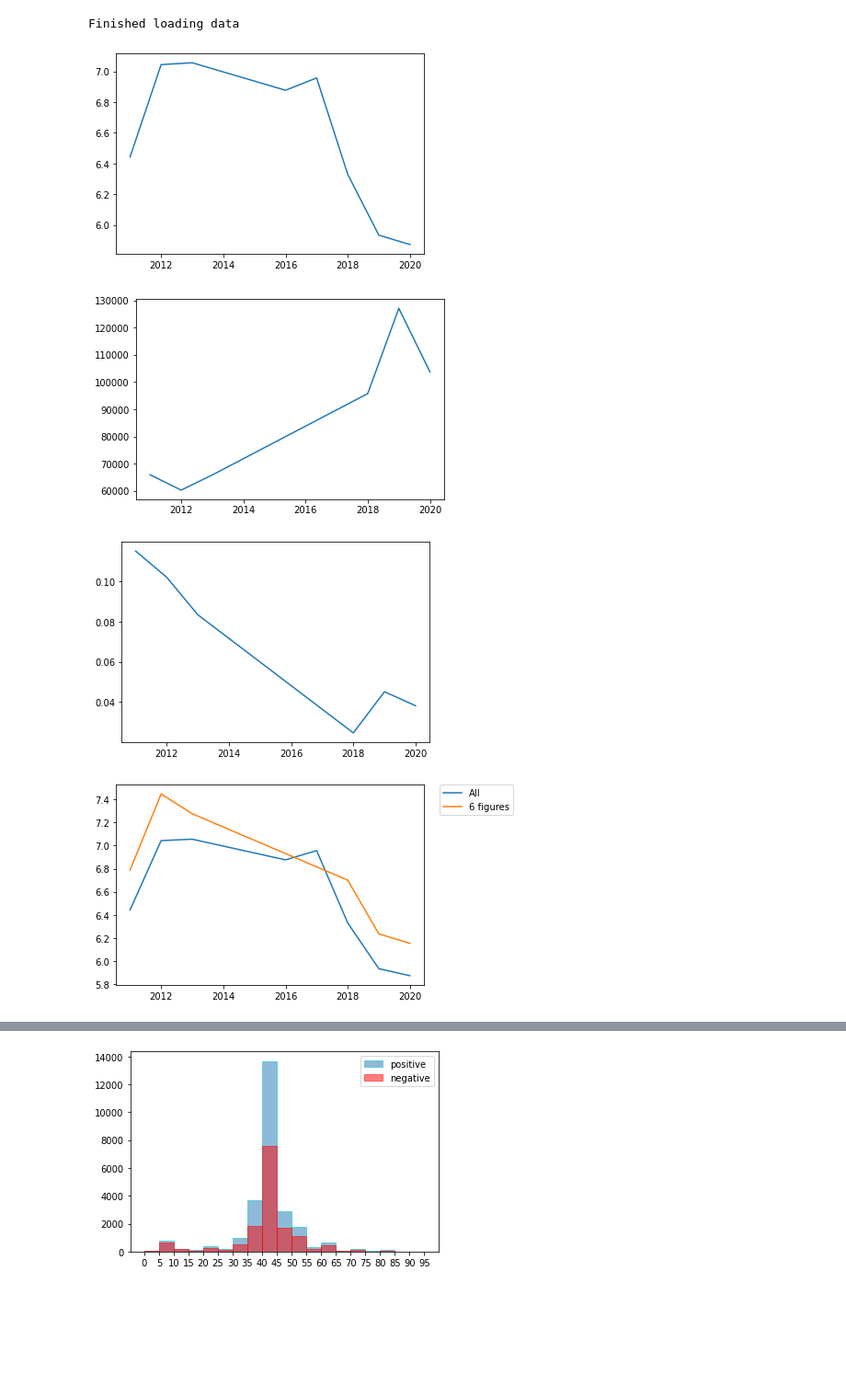
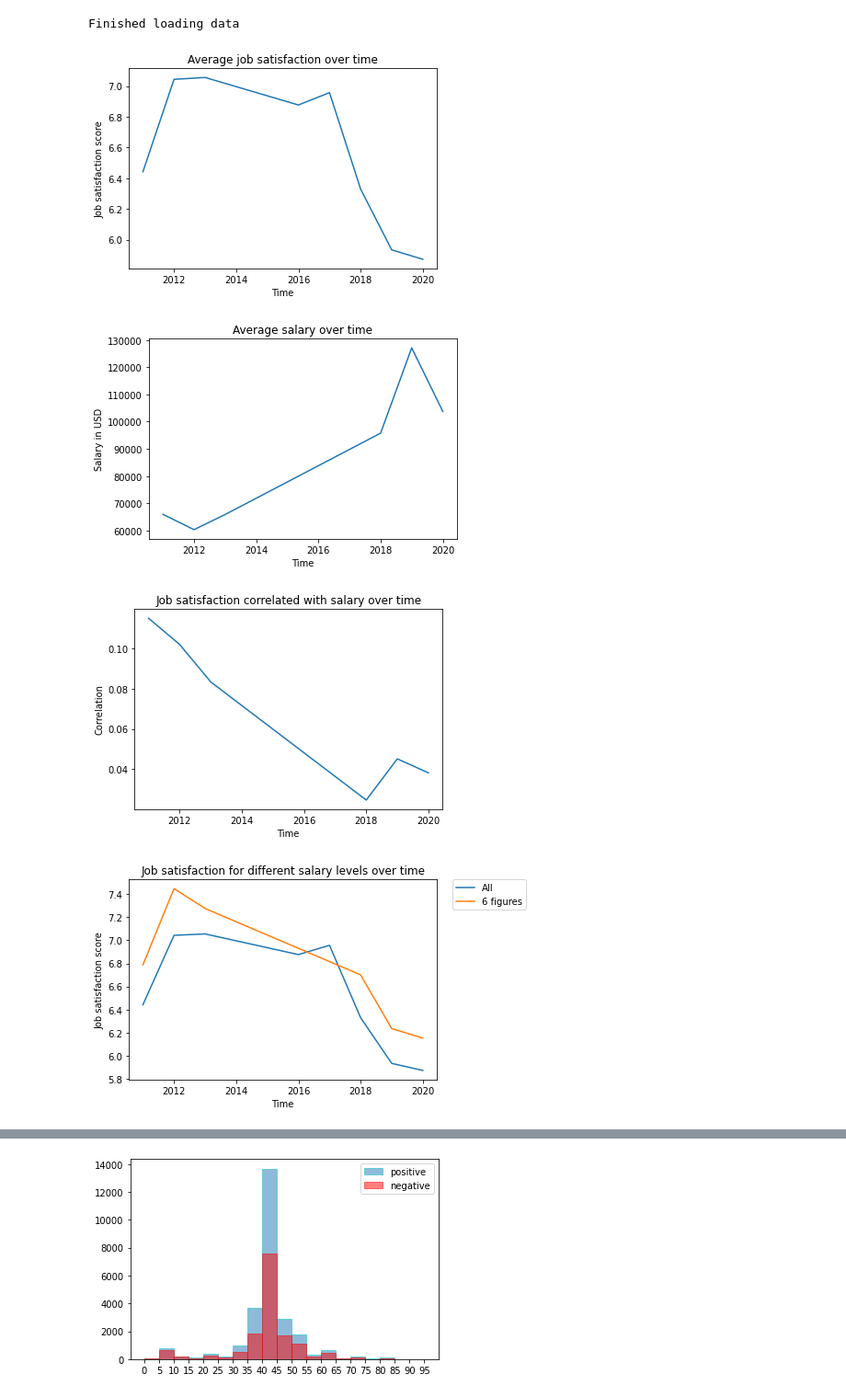
Before and after one commit to lbcastro/udacity_ds_p1, a Jupyter notebook: main.ipynb, the cells around one changed output, grey strips where cells are left out. Shown at 92% size. Drawn from its saved outputs; the diff is of its cells as text; code cells hidden in the pictures; blank space fills up the shorter version.

```diff
--- a/main.ipynb
+++ b/main.ipynb
@@ -138,18 +143,22 @@ def cat_to_num(df_col, cat_map, cat_ignored=[]):
 # %%
 # Plot average satisfaction over time (0-10)
 satisfaction_cat_map = {}
 for year in df_map:
     if year in satisfaction_key_map:
         satisfaction_cat = cat_to_num(
             df_map[year][satisfaction_key_map[year]],
             satisfaction_map,
             satisfaction_ignored,
         )
         satisfaction_cat_map[year] = satisfaction_cat
 
 plot_mean(list(satisfaction_cat_map.values()), list(satisfaction_cat_map.keys()))
+plt.title("Average job satisfaction over time")
+plt.ylabel("Job satisfaction score")
+plt.xlabel("Time")
+plt.show()
 # %% [output]
-[figure, old version]
+[figure, new version]
 # %%
 # The above plot shows that job satisfaction has been declining for a few years
 # %%
@@ -163,8 +172,12 @@ for year in df_map:
         salary_cat_map[year] = salary_cat
 
 plot_mean(list(salary_cat_map.values()), list(salary_cat_map.keys()))
+plt.title("Average salary over time")
+plt.ylabel("Salary in USD")
+plt.xlabel("Time")
+plt.show()
 # %% [output]
-[figure, old version]
+[figure, new version]
 # %%
 # Interestingly, the average salary has steadily increased, getting into 6 figures territory
 # around 2018.
@@ -188,8 +201,12 @@ for year in df_map:
 plot_mean(
     list(satisfaction_salary_corr.values()), list(satisfaction_salary_corr.keys())
 )
+plt.title("Job satisfaction correlated with salary over time")
+plt.ylabel("Correlation")
+plt.xlabel("Time")
+plt.show()
 # %% [output]
-[figure, old version]
+[figure, new version]
 # %%
 # Looking at the above plot, we can confirm that the correlation between salary and job
 # satisfaction has been declining since the first survey dataset used in this study.
@@ -225,5 +244,11 @@ def satisfaction_high_salary(
 # %%
 # Plot satisfaction for specific salary levels
+
+# We'll need to make sure the entries we're using include values for both salary
+# and job satisfaction and we'll subset the data to only include entries with
+# salaries above a certain threshold. This is more accurate than imputting
+# missing values.
+
 filtered_all = {}
 for year, df_source in df_map.items():
     if year not in salary_key_map or year not in satisfaction_key_map:
@@ -250,9 +275,12 @@ for year in filtered_all:
 plot_mean(list(satisfaction_cat_map.values()), list(satisfaction_cat_map.keys()), "All")
 plot_mean(list(satisfaction_all.values()), list(satisfaction_all.keys()), "6 figures")
 plt.legend(bbox_to_anchor=(1.05, 1), loc='upper left', borderaxespad=0.)
+plt.title("Job satisfaction for different salary levels over time")
+plt.ylabel("Job satisfaction score")
+plt.xlabel("Time")
 plt.show()
 # %% [output]
-[figure, old version]
+[figure, new version]
 # %%
 # The above plot shows that the job satisfaction trend is very similar between high paying jobs
 # and the overall average.
```
Also changed, not shown: parts of 10 cells of this notebook, 1 other file.
